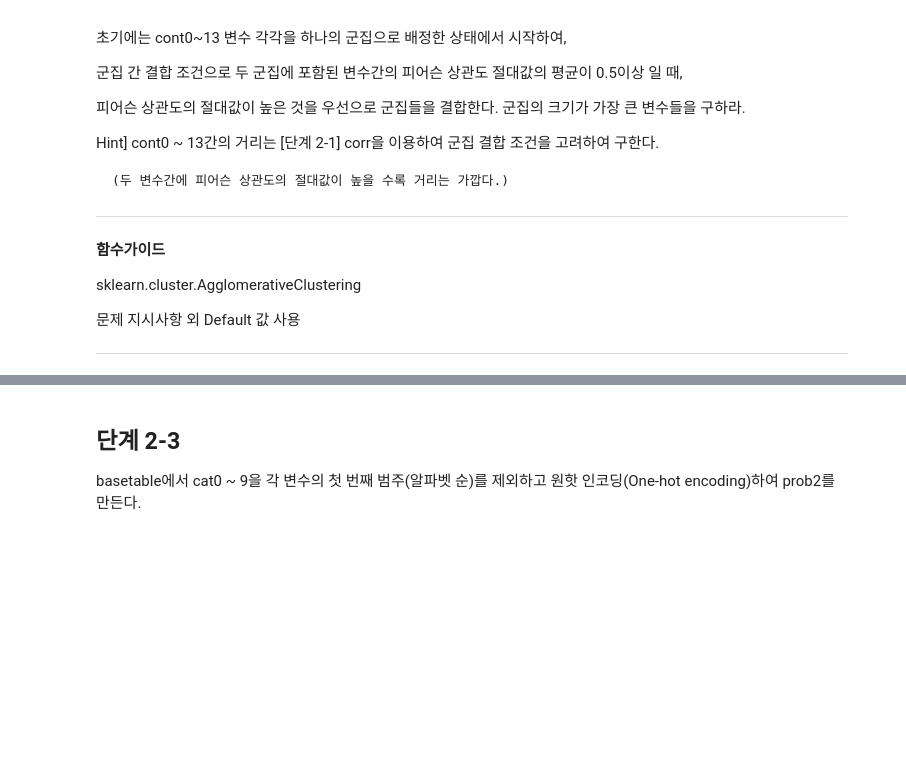
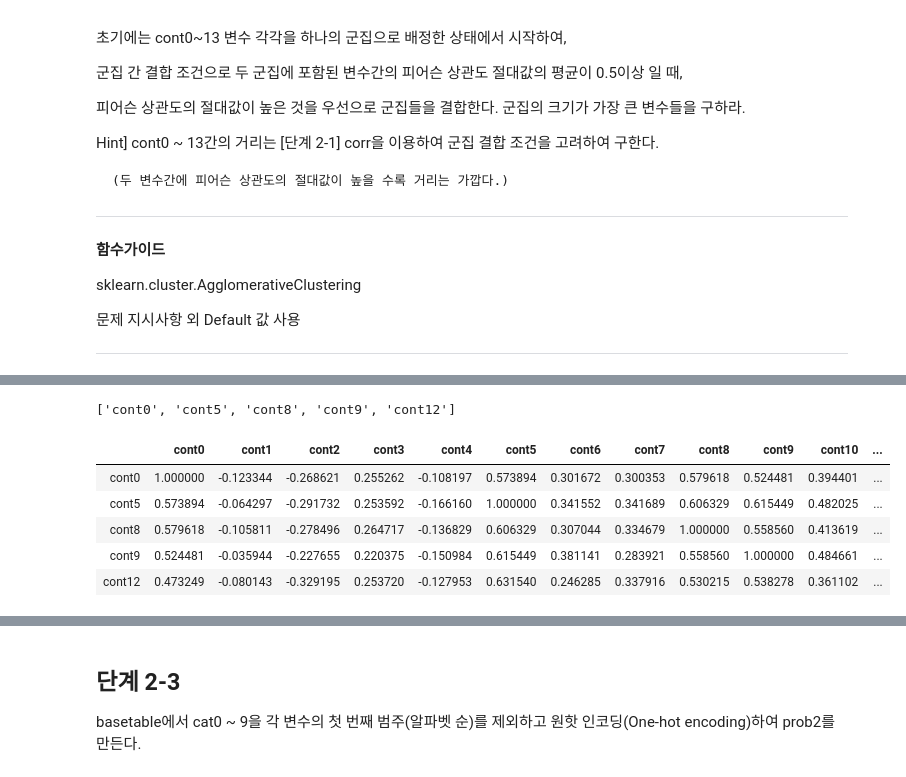
Before and after one commit to sunkusun9/DS_lv3_2311_2, a Jupyter notebook: sec_ds_lv3_prob2_prob.ipynb, the cells around one changed output, grey strips where cells are left out. Saved outputs shown, nothing was run; the diff lists cells and outputs as text; code cells hidden in the pictures; blank space fills up the shorter version.

```diff
--- a/sec_ds_lv3_prob2_prob.ipynb
+++ b/sec_ds_lv3_prob2_prob.ipynb
@@ -348,0 +560,14 @@ sklearn.cluster.AgglomerativeClustering
+# %%
+X_agg = df_dist.columns[clu_agg.labels_ == 0].tolist()
+X_agg
+# %% [output]
+['cont0', 'cont5', 'cont8', 'cont9', 'cont12']
+# %%
+df_corr.filter(items=X_agg, axis=0)
+# %% [output]
+|  | cont0 | cont1 | cont2 | cont3 | cont4 | cont5 | cont6 | cont7 | cont8 | cont9 | cont10 | ... |
+| cont0 | 1.000000 | -0.123344 | -0.268621 | 0.255262 | -0.108197 | 0.573894 | 0.301672 | 0.300353 | 0.579618 | 0.524481 | 0.394401 | ... |
+| cont5 | 0.573894 | -0.064297 | -0.291732 | 0.253592 | -0.166160 | 1.000000 | 0.341552 | 0.341689 | 0.606329 | 0.615449 | 0.482025 | ... |
+| cont8 | 0.579618 | -0.105811 | -0.278496 | 0.264717 | -0.136829 | 0.606329 | 0.307044 | 0.334679 | 1.000000 | 0.558560 | 0.413619 | ... |
+| cont9 | 0.524481 | -0.035944 | -0.227655 | 0.220375 | -0.150984 | 0.615449 | 0.381141 | 0.283921 | 0.558560 | 1.000000 | 0.484661 | ... |
+| cont12 | 0.473249 | -0.080143 | -0.329195 | 0.253720 | -0.127953 | 0.631540 | 0.246285 | 0.337916 | 0.530215 | 0.538278 | 0.361102 | ... |
```
Also changed, not shown: parts of 54 cells of this notebook.
